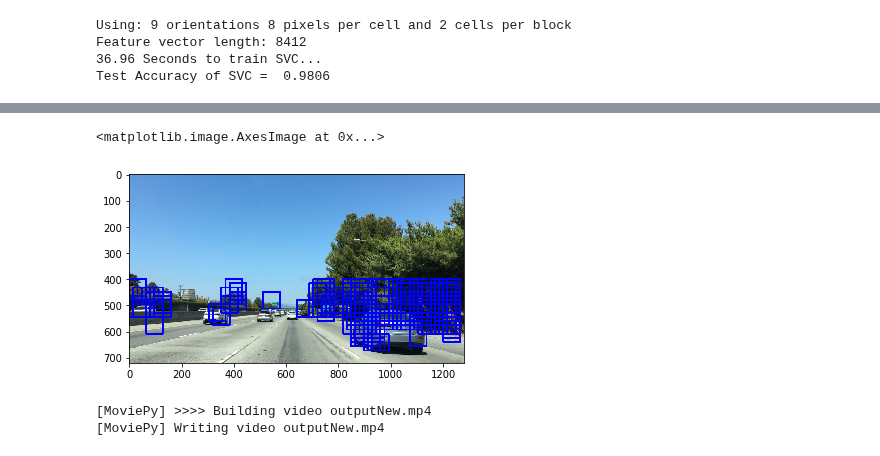
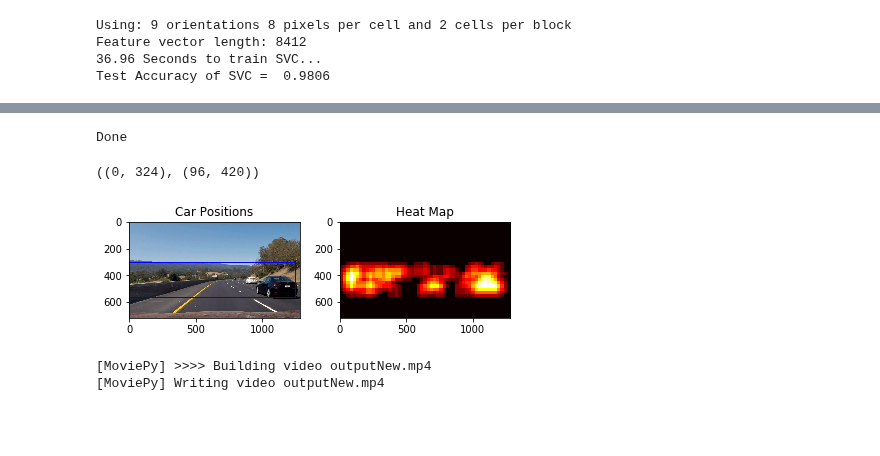
Before and after one commit to ikartiks/CarND-Vehicle-Detection-And-Tracking, a Jupyter notebook: P1.ipynb, the cells around one changed output, grey strips where cells are left out. Saved outputs shown, nothing was run; the diff lists cells and outputs as text; code cells hidden in the pictures; blank space fills up the shorter version.

```diff
--- a/P1.ipynb
+++ b/P1.ipynb
@@ -823,20 +947,62 @@ plt.imshow(draw_img)
 # %%
 #Using find cars
 
-image = mpimg.imread('bbox-example-image.jpg')
+#747 2 cars one behind
+#63 no cars
+image = mpimg.imread('output/vid747.jpg')
+draw_image = np.copy(image)
 
-ystart = 400
-ystop = 700
-scale = 1
+#print(image.shape)
 
+heat = np.zeros_like(image[:,:,0]).astype(np.float)
+
+ystart = 300
+ystop = 600
+scale = 1.5
 #print(ystart,' s9 ', ystop,' s8 ', scale,' 7s ', svc,' s6 ', X_scaler,' s5 ', orient,' s4 ', pix_per_cell,' s3 ', cell_per_block,' s2 ', spatial_size,' s1 ', hist_bins)
+bbox = find_cars(image, ystart, ystop, scale, svc, X_scaler, orient, pix_per_cell, cell_per_block, spatial_size, hist_bins)
 
-out_img = find_cars(image, ystart, ystop, scale, svc, X_scaler, orient, pix_per_cell, cell_per_block, spatial_size, hist_bins)
-
-plt.imshow(out_img)
+print('Done')
 # %% [output]
-<matplotlib.image.AxesImage at 0x...>
+Done
-[figure, removed]
+# %%
+print(bbox[1])
+
+
+
+
+heat = add_heat(heat,bbox)
+
+# Apply threshold to help remove false positives
+heat = apply_threshold(heat,1)
+
+# Visualize the heatmap when displaying
+heatmap = np.clip(heat, 0, 255)
+
+#plt.imshow(heatmap, cmap='hot')
+
+# Find final boxes from heatmap using label function
+labels = label(heatmap)
+
+#print(labels[0].shape,' ',labels[1])
+
+draw_img = draw_labeled_bboxes(draw_image, labels)
+#window_img = draw_boxes(draw_image, bbox, color=(0, 0, 255), thick=6)
+
+
+
+fig = plt.figure()
+fig.figsize=(10,10)
+plt.subplot(121)
+plt.imshow(draw_img)
+plt.title('Car Positions')
+plt.subplot(122)
+plt.imshow(heatmap, cmap='hot')#
+plt.title('Heat Map')
+fig.tight_layout()
+# %% [output]
+((0, 324), (96, 420))
+[figure, added]
 # %%
 #Processing the video as shown in youtube video by reviewer
 white_output = 'outputNew.mp4'
```
Also changed, not shown: parts of 8 cells of this notebook.
